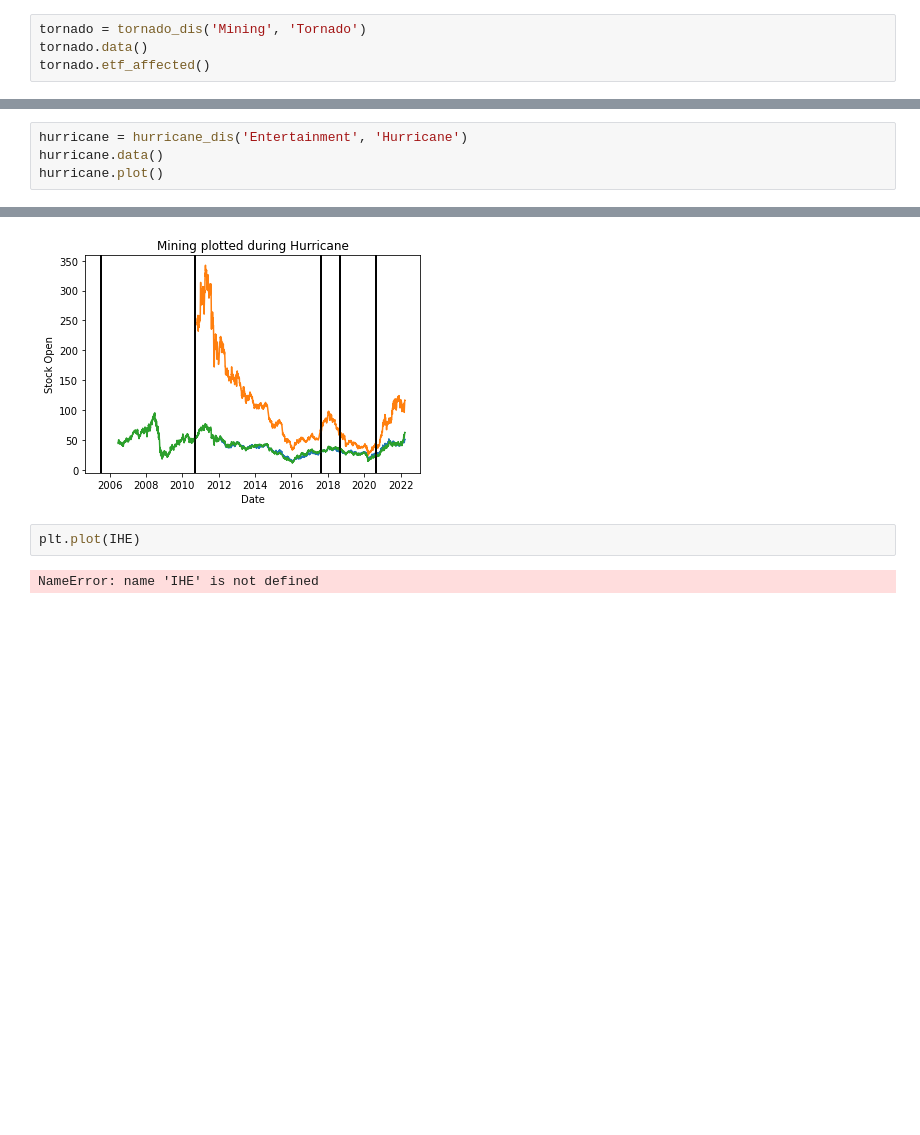
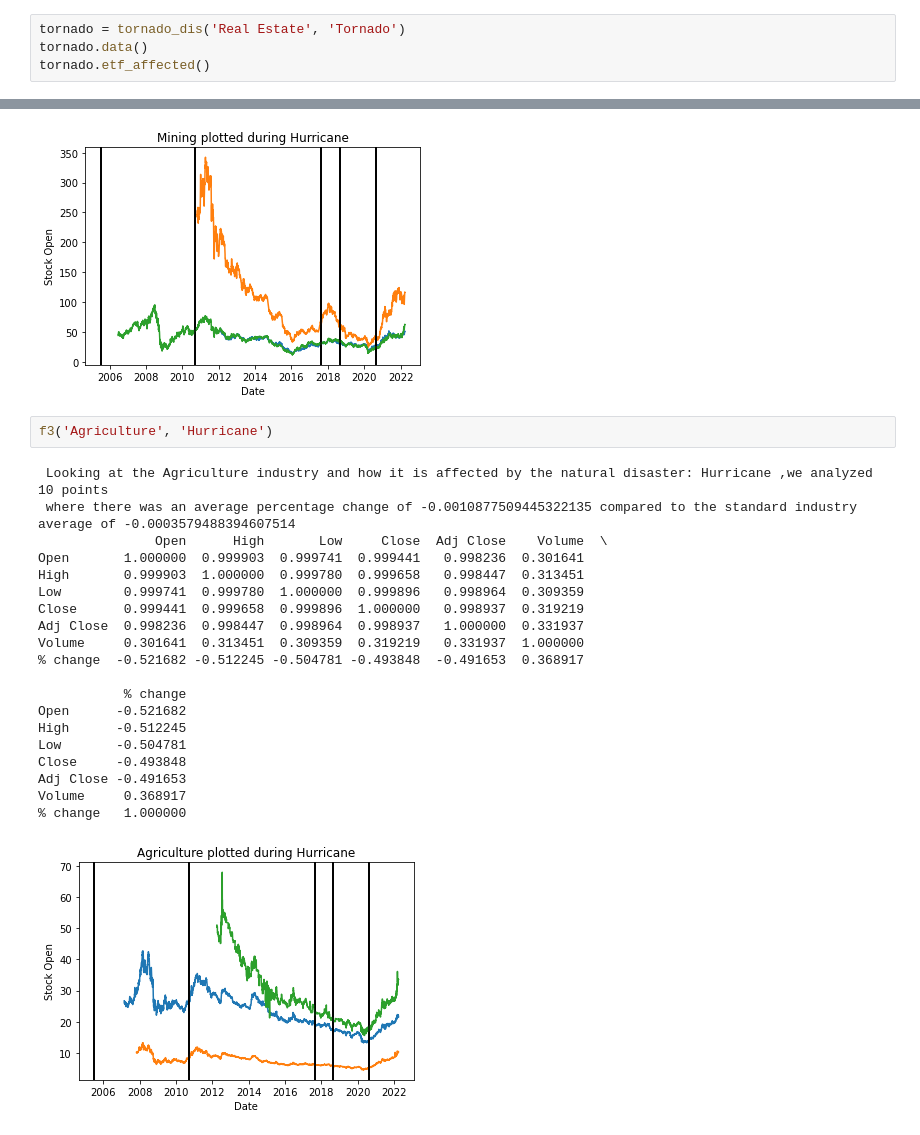
Before and after one commit to zessesni/CMSE202Financial3, a Jupyter notebook: CMSE 202 Financial 3 Official.ipynb, the cells around one changed output, grey strips where cells are left out. Drawn from its saved outputs; the diff is of its cells as text; blank space fills up the shorter version.

```diff
--- a/CMSE 202 Financial 3 Official.ipynb
+++ b/CMSE 202 Financial 3 Official.ipynb
@@ -649,5 +657,5 @@ class snowstorm_dis:
 # %%
-tornado = tornado_dis('Mining', 'Tornado')
+tornado = tornado_dis('Real Estate', 'Tornado')
 tornado.data()
 tornado.etf_affected()
 # %% [output]
@@ -684,4 +716,0 @@ snowstorm.corr()
-# %%
-hurricane = hurricane_dis('Entertainment', 'Hurricane')
-hurricane.data()
-hurricane.plot()
@@ -783,7 +814,26 @@ Adj Close -0.416343
 Volume     0.162142
 % change   1.000000
 [figure]
-# %%
-plt.plot(IHE)
-# %% [output]
-NameError: name 'IHE' is not defined
+# %%
+f3('Agriculture', 'Hurricane')
+# %% [output]
+ Looking at the Agriculture industry and how it is affected by the natural disaster: Hurricane ,we analyzed 10 points
+ where there was an average percentage change of -0.0010877509445322135 compared to the standard industry average of -0.0003579488394607514
+               Open      High       Low     Close  Adj Close    Volume  \
+Open       1.000000  0.999903  0.999741  0.999441   0.998236  0.301641
+High       0.999903  1.000000  0.999780  0.999658   0.998447  0.313451
+Low        0.999741  0.999780  1.000000  0.999896   0.998964  0.309359
+Close      0.999441  0.999658  0.999896  1.000000   0.998937  0.319219
+Adj Close  0.998236  0.998447  0.998964  0.998937   1.000000  0.331937
+Volume     0.301641  0.313451  0.309359  0.319219   0.331937  1.000000
+% change  -0.521682 -0.512245 -0.504781 -0.493848  -0.491653  0.368917
+
+           % change
+Open      -0.521682
+High      -0.512245
+Low       -0.504781
+Close     -0.493848
+Adj Close -0.491653
+Volume     0.368917
+% change   1.000000
+[figure, added]
```
Also changed, not shown: parts of 11 cells of this notebook.
